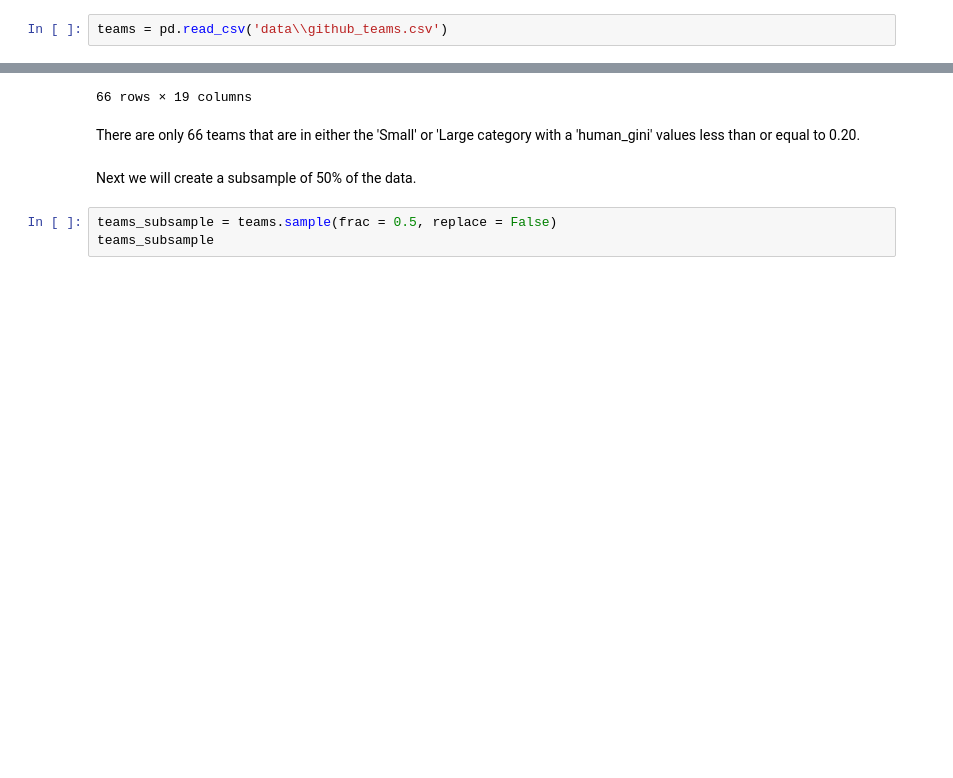
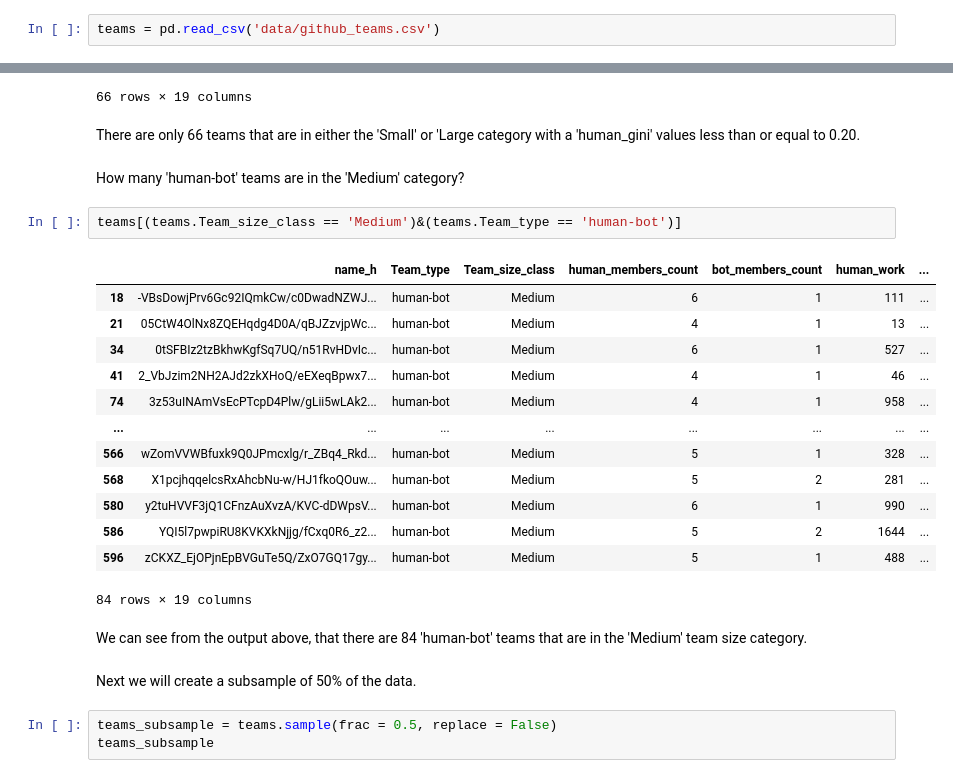
Before and after one commit to allnumbersarelies/week7labs, a Jupyter notebook: 07_Simpson_Instructor_Lab.ipynb, the cells around one changed output, grey strips where cells are left out. Saved outputs shown, nothing was run; the diff lists cells and outputs as text; blank space fills up the shorter version.

```diff
--- a/07_Simpson_Instructor_Lab.ipynb
+++ b/07_Simpson_Instructor_Lab.ipynb
@@ -66,7 +66,7 @@ Now, let's read in the data!
 
 There is only one .csv file that needs to be read into Jupyter Notebook, that being the github_teams.csv file. This file can be found in the "\data\" directory within the "\week_7\" directory.
 # %%
-teams = pd.read_csv('data\\github_teams.csv')
+teams = pd.read_csv('data/github_teams.csv')
 # %% [markdown]
 Awesomesauce! We now have the .csv file in Jupyter Notebook! Let's begin our work by taking a quick look at the file and find out what the header names are using the '.columns' function!
 
@@ -326,6 +326,26 @@ teams[(teams.Team_size_class != 'Medium')&(teams.human_gini <= 0.2)]
 66 rows × 19 columns
 # %% [markdown]
 There are only 66 teams that are in either the 'Small' or 'Large category with a 'human_gini' values less than or equal to 0.20.
+# %% [markdown]
+How many 'human-bot' teams are in the 'Medium' category?
+# %%
+teams[(teams.Team_size_class == 'Medium')&(teams.Team_type == 'human-bot')]
+# %% [output]
+|  | name_h | Team_type | Team_size_class | human_members_count | bot_members_count | human_work | ... |
+| 18 | -VBsDowjPrv6Gc92IQmkCw/c0DwadNZWJ... | human-bot | Medium | 6 | 1 | 111 | ... |
+| 21 | 05CtW4OlNx8ZQEHqdg4D0A/qBJZzvjpWc... | human-bot | Medium | 4 | 1 | 13 | ... |
+| 34 | 0tSFBIz2tzBkhwKgfSq7UQ/n51RvHDvIc... | human-bot | Medium | 6 | 1 | 527 | ... |
+| 41 | 2_VbJzim2NH2AJd2zkXHoQ/eEXeqBpwx7... | human-bot | Medium | 4 | 1 | 46 | ... |
+| 74 | 3z53uINAmVsEcPTcpD4Plw/gLii5wLAk2... | human-bot | Medium | 4 | 1 | 958 | ... |
+| ... | ... | ... | ... | ... | ... | ... | ... |
+| 566 | wZomVVWBfuxk9Q0JPmcxlg/r_ZBq4_Rkd... | human-bot | Medium | 5 | 1 | 328 | ... |
+| 568 | X1pcjhqqelcsRxAhcbNu-w/HJ1fkoQOuw... | human-bot | Medium | 5 | 2 | 281 | ... |
+| 580 | y2tuHVVF3jQ1CFnzAuXvzA/KVC-dDWpsV... | human-bot | Medium | 6 | 1 | 990 | ... |
+| 586 | YQI5l7pwpiRU8KVKXkNjjg/fCxq0R6_z2... | human-bot | Medium | 5 | 2 | 1644 | ... |
+| 596 | zCKXZ_EjOPjnEpBVGuTe5Q/ZxO7GQ17gy... | human-bot | Medium | 5 | 1 | 488 | ... |
+84 rows × 19 columns
+# %% [markdown]
+We can see from the output above, that there are 84 'human-bot' teams that are in the 'Medium' team size category.
 # %% [markdown]
 
 Next we will create a subsample of 50% of the data.
```
Also changed, not shown: parts of 17 cells of this notebook.
